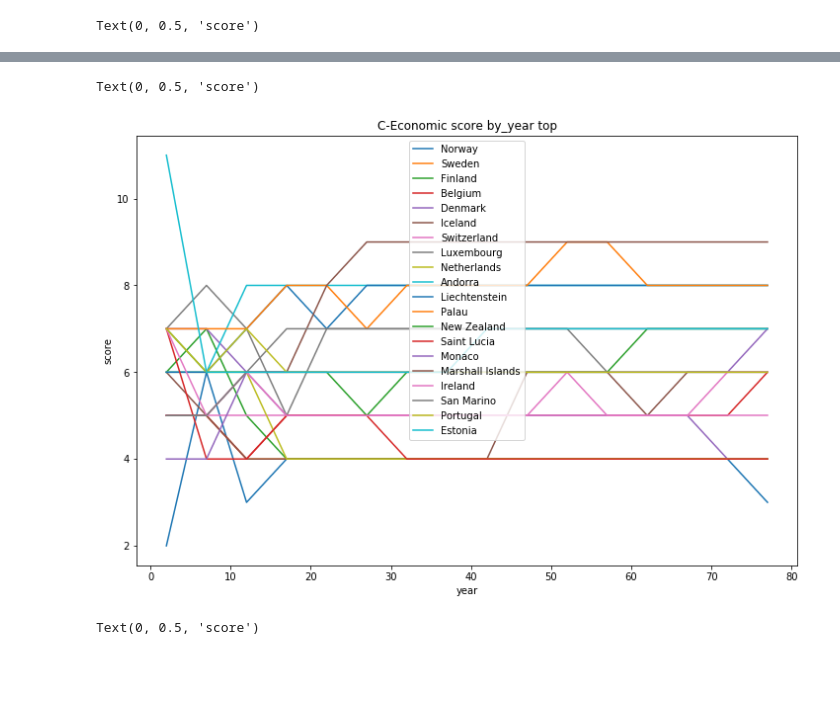
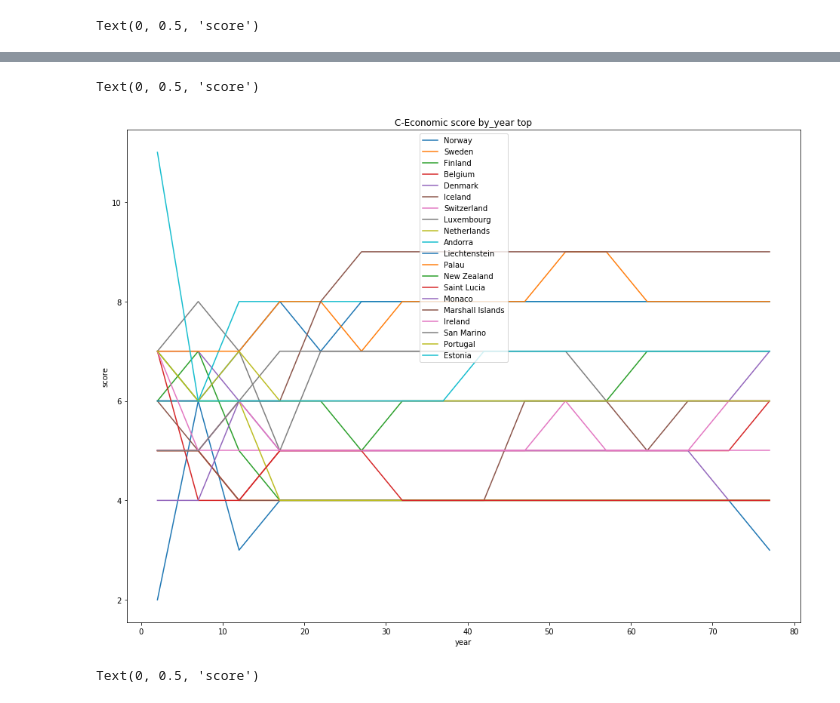
Before and after one commit to ivyWANG958/python-data-analysis, a Jupyter notebook: journalists_danger/top20.ipynb, the cells around one changed output, grey strips where cells are left out. Cells and saved outputs as stored; diff of their text form; code cells hidden in the pictures; blank space fills up the shorter version.

```diff
--- a/journalists_danger/top20.ipynb
+++ b/journalists_danger/top20.ipynb
@@ -217,16 +213,16 @@ Text(0, 0.5, 'score')
 # %%
-plt.figure(figsize=(12,8))
+plt.figure(figsize=(16,12))
 for i in country:
     plt.plot(df_C[i], label= i )
     plt.legend()
 
     #B-Political	C-Economic
 plt.title('C-Economic score by_year top')
 plt.xlabel('year')
 plt.ylabel('score')
 # %% [output]
 Text(0, 0.5, 'score')
-[figure, old version]
+[figure, new version]
 # %%
 df_A.drop(['Year','legend'], axis = 1).plot.box(figsize=(16,12));
 plt.title('A-Legal boxplot by_country top')
```
Also changed, not shown: parts of 12 cells of this notebook, 1 other file.
